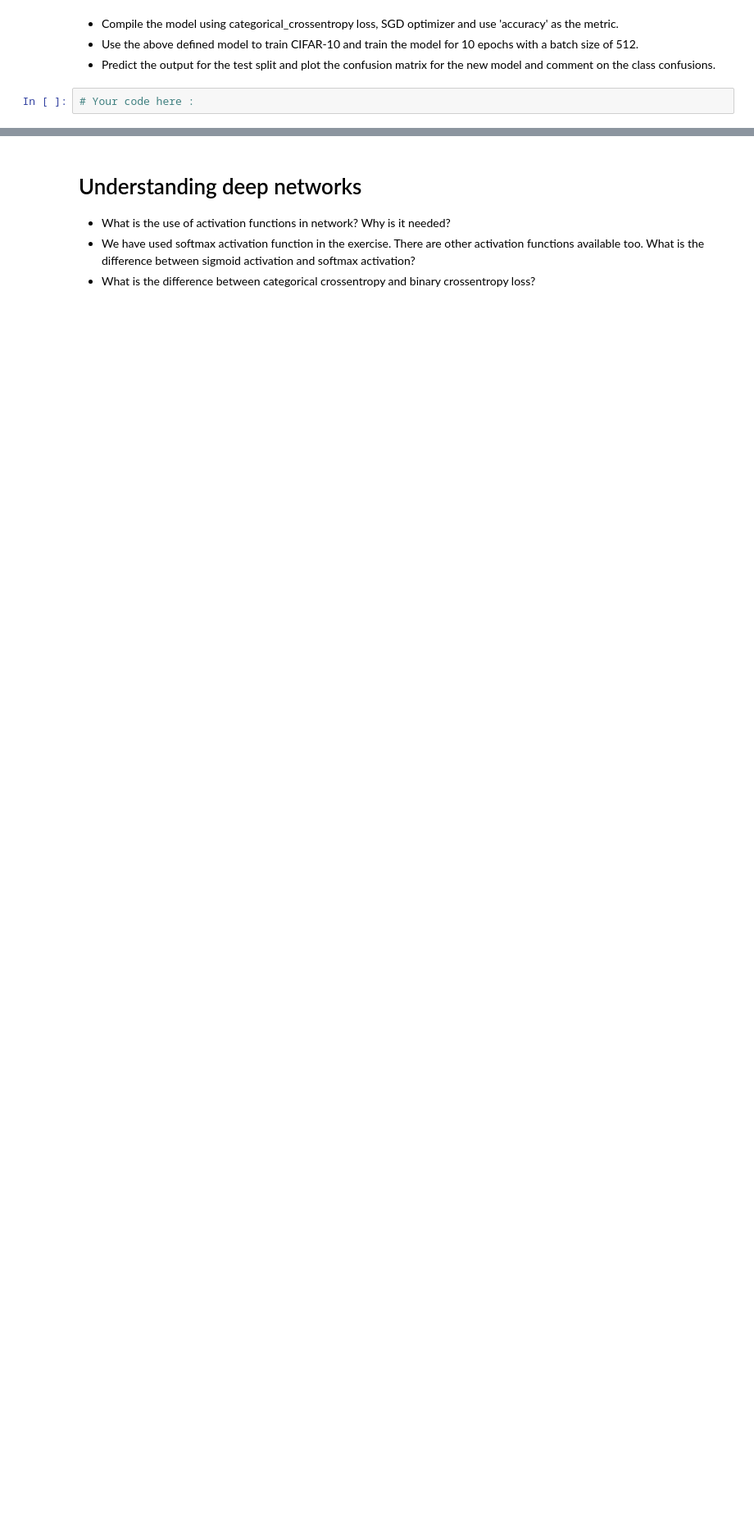
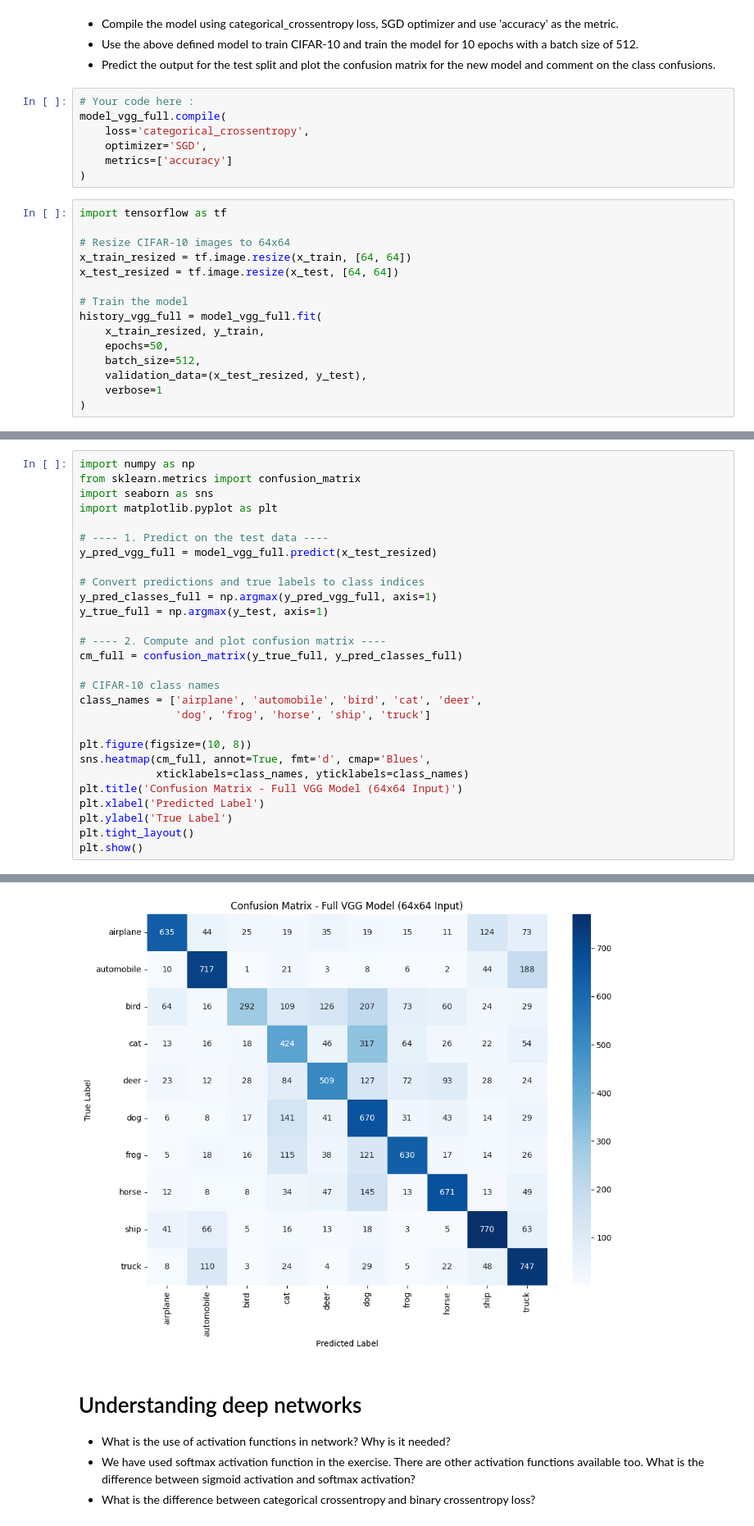
Before and after one commit to dudamelloa/lab-image-classification-using-convolutional-neural-networks, a Jupyter notebook: main.ipynb, the cells around one changed output, grey strips where cells are left out. Shown at 82% size. Cells and saved outputs as stored; diff of their text form; blank space fills up the shorter version.

```diff
--- a/main.ipynb
+++ b/main.ipynb
@@ -229,3 +521,23 @@ clear_session()
 *   Predict the output for the test split and plot the confusion matrix for the new model and comment on the class confusions.
 # %%
 # Your code here :
+model_vgg_full.compile(
+    loss='categorical_crossentropy',
+    optimizer='SGD',
+    metrics=['accuracy']
+)
+# %%
+import tensorflow as tf
+
+# Resize CIFAR-10 images to 64x64
+x_train_resized = tf.image.resize(x_train, [64, 64])
+x_test_resized = tf.image.resize(x_test, [64, 64])
+
+# Train the model
+history_vgg_full = model_vgg_full.fit(
+    x_train_resized, y_train,
+    epochs=50,
+    batch_size=512,
+    validation_data=(x_test_resized, y_test),
+    verbose=1
+)
@@ -231,0 +562,29 @@ clear_session()
+# %%
+import numpy as np
+from sklearn.metrics import confusion_matrix
+import seaborn as sns
+import matplotlib.pyplot as plt
+
+# ---- 1. Predict on the test data ----
+y_pred_vgg_full = model_vgg_full.predict(x_test_resized)
+
+# Convert predictions and true labels to class indices
+y_pred_classes_full = np.argmax(y_pred_vgg_full, axis=1)
+y_true_full = np.argmax(y_test, axis=1)
+
+# ---- 2. Compute and plot confusion matrix ----
+cm_full = confusion_matrix(y_true_full, y_pred_classes_full)
+
+# CIFAR-10 class names
+class_names = ['airplane', 'automobile', 'bird', 'cat', 'deer',
+               'dog', 'frog', 'horse', 'ship', 'truck']
+
+plt.figure(figsize=(10, 8))
+sns.heatmap(cm_full, annot=True, fmt='d', cmap='Blues',
+            xticklabels=class_names, yticklabels=class_names)
+plt.title('Confusion Matrix - Full VGG Model (64x64 Input)')
+plt.xlabel('Predicted Label')
+plt.ylabel('True Label')
+plt.tight_layout()
+plt.show()
+# %% [output]
@@ -232,3 +592,4 @@ clear_session()
+[figure, added]
 # %% [markdown]
 # Understanding deep networks
 
```
Also changed, not shown: parts of 29 cells of this notebook.
